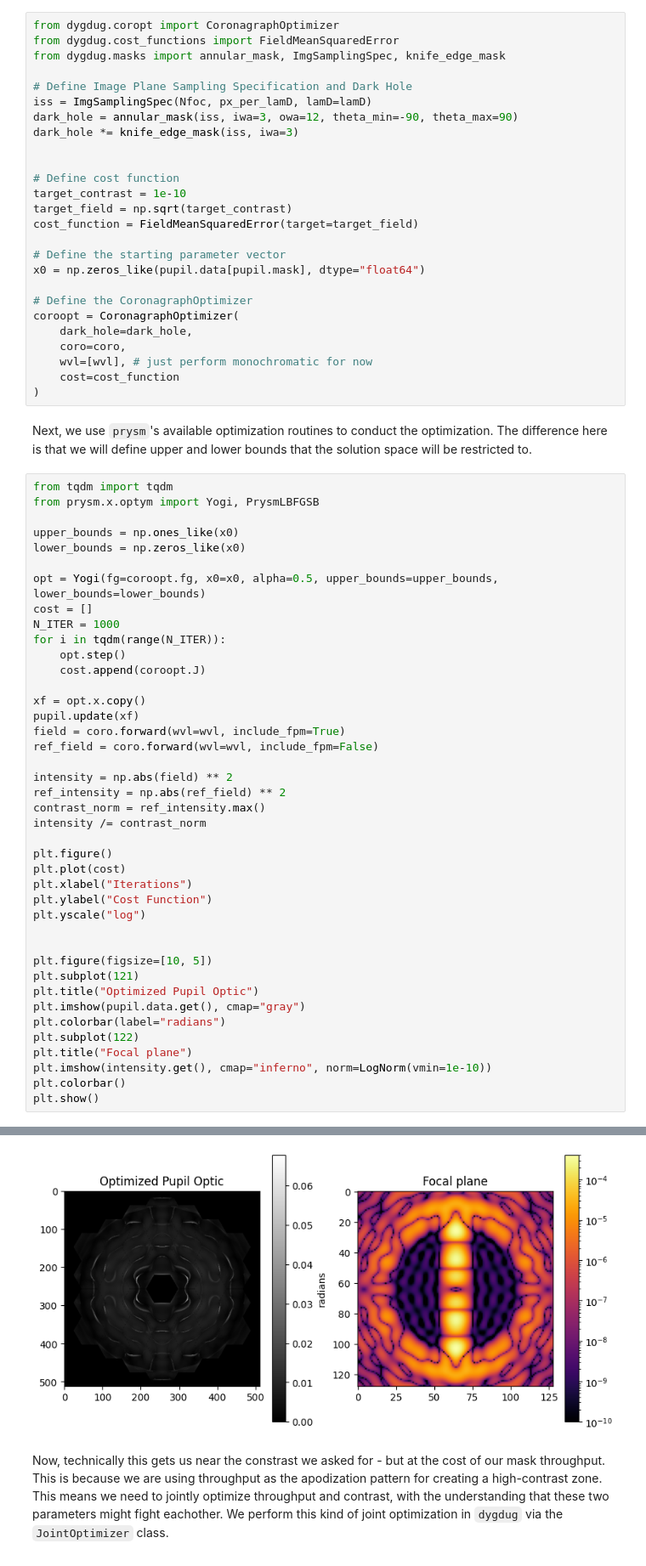
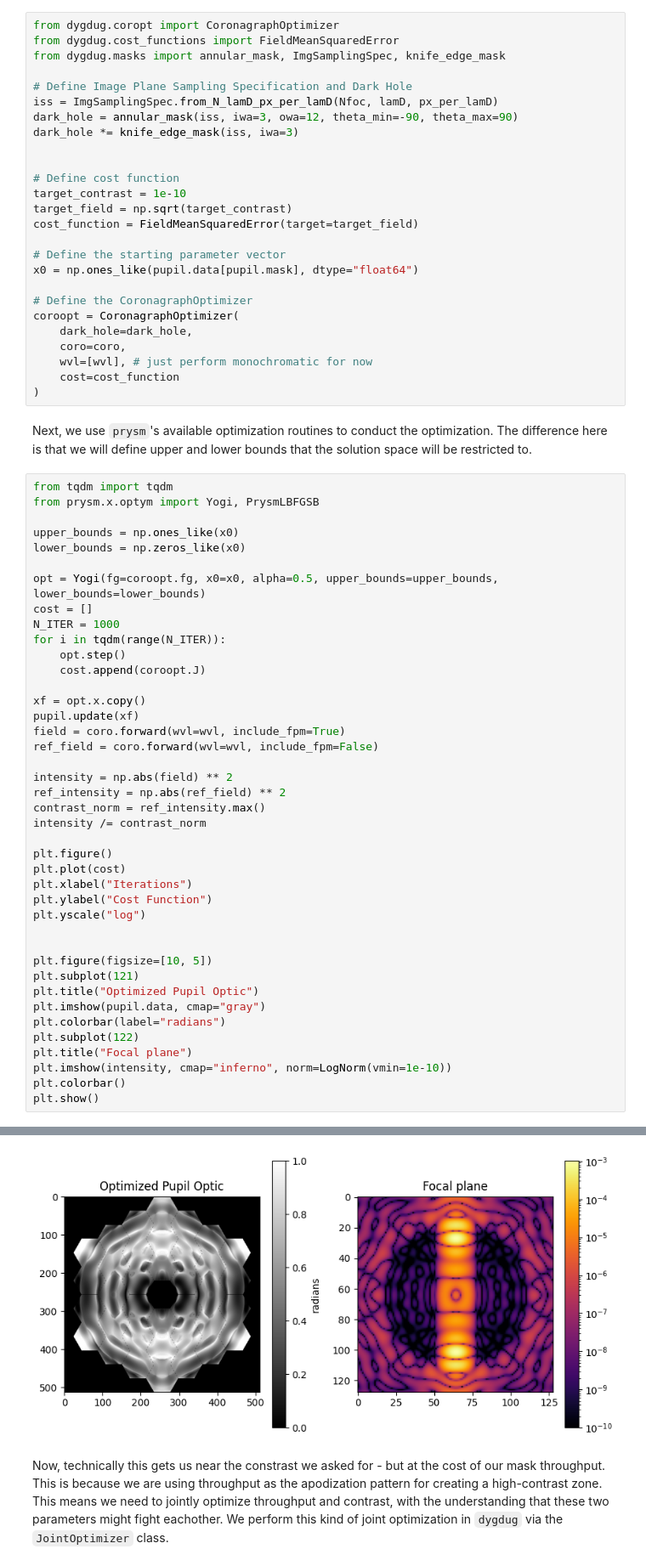
Before and after one commit to Jashcraf/dygdug, a Jupyter notebook: docs/source/how-tos/APLC_Optimization.ipynb, the cells around one changed output, grey strips where cells are left out. Shown at 85% size. Drawn from its saved outputs; the diff is of its cells as text.

```diff
--- a/docs/source/how-tos/APLC_Optimization.ipynb
+++ b/docs/source/how-tos/APLC_Optimization.ipynb
@@ -94,7 +94,7 @@ from dygdug.cost_functions import FieldMeanSquaredError
 from dygdug.masks import annular_mask, ImgSamplingSpec, knife_edge_mask
 
 # Define Image Plane Sampling Specification and Dark Hole
-iss = ImgSamplingSpec(Nfoc, px_per_lamD, lamD=lamD)
+iss = ImgSamplingSpec.from_N_lamD_px_per_lamD(Nfoc, lamD, px_per_lamD)
 dark_hole = annular_mask(iss, iwa=3, owa=12, theta_min=-90, theta_max=90)
 dark_hole *= knife_edge_mask(iss, iwa=3)
 
@@ -105,7 +105,7 @@ target_field = np.sqrt(target_contrast)
 cost_function = FieldMeanSquaredError(target=target_field)
 
 # Define the starting parameter vector
-x0 = np.zeros_like(pupil.data[pupil.mask], dtype="float64")
+x0 = np.ones_like(pupil.data[pupil.mask], dtype="float64")
 
 # Define the CoronagraphOptimizer
 coroopt = CoronagraphOptimizer(
@@ -150,11 +150,11 @@ plt.yscale("log")
 plt.figure(figsize=[10, 5])
 plt.subplot(121)
 plt.title("Optimized Pupil Optic")
-plt.imshow(pupil.data.get(), cmap="gray")
+plt.imshow(pupil.data, cmap="gray")
 plt.colorbar(label="radians")
 plt.subplot(122)
 plt.title("Focal plane")
-plt.imshow(intensity.get(), cmap="inferno", norm=LogNorm(vmin=1e-10))
+plt.imshow(intensity, cmap="inferno", norm=LogNorm(vmin=1e-10))
 plt.colorbar()
 plt.show()
 # %% [output]
@@ -162,4 +162,4 @@ plt.show()
-[figure, old version]
+[figure, new version]
 # %% [markdown]
 Now, technically this gets us near the constrast we asked for - but at the cost of our mask throughput. This is because we are using throughput as the apodization pattern for creating a high-contrast zone. This means we need to jointly optimize throughput and contrast, with the understanding that these two parameters might fight eachother. We perform this kind of joint optimization in `dygdug` via the `JointOptimizer` class.
 # %%
```
Also changed, not shown: parts of 3 cells of this notebook, 1 other file.
